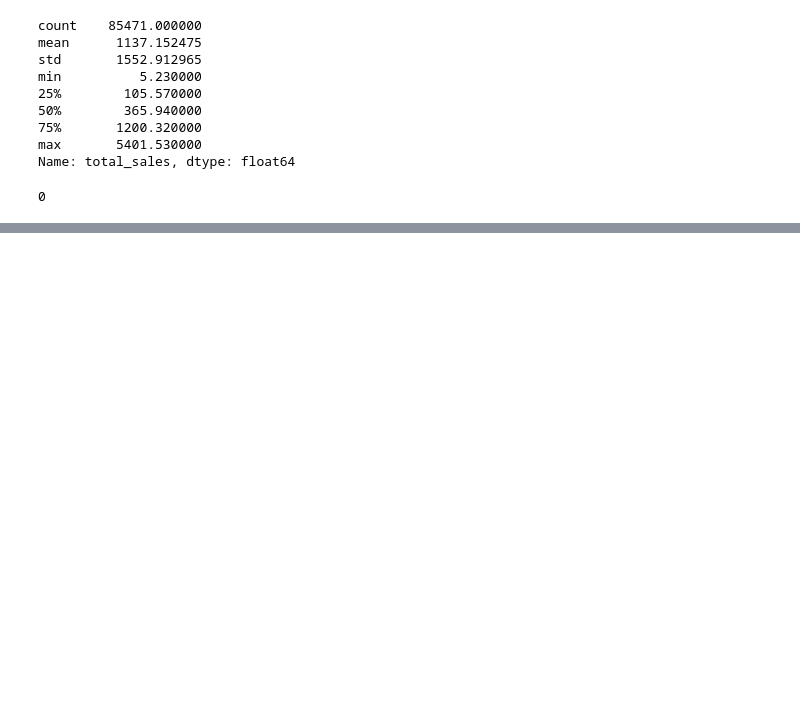
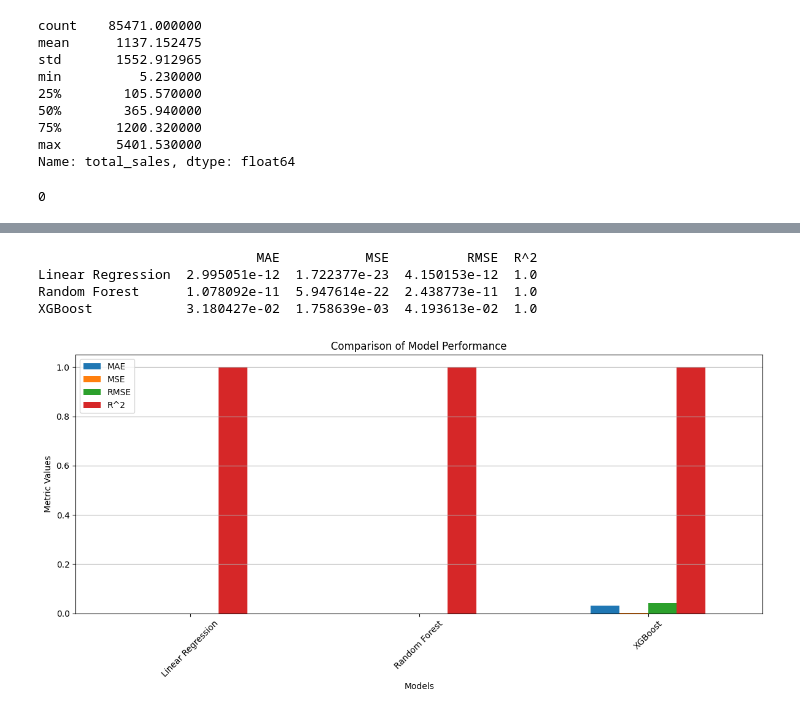
Before and after one commit to ShobhanaVerma07/DM_project, a Jupyter notebook: data_modelling.ipynb, the cells around one changed output, grey strips where cells are left out. Drawn from its saved outputs; the diff is of its cells as text; code cells hidden in the pictures; blank space fills up the shorter version.

Commit message:
modelling

```diff
--- a/data_modelling.ipynb
+++ b/data_modelling.ipynb
@@ -160,0 +109,5 @@ DateParseError: day is out of range for month: 0, at position 0
+# %%
+# Standardize features (optional)
+scaler = StandardScaler()
+X_train_scaled = scaler.fit_transform(X_train)
+X_test_scaled = scaler.transform(X_test)
@@ -160,0 +121,47 @@ DateParseError: day is out of range for month: 0, at position 0
+# %%
+# Train models and calculate metrics
+results = {}
+# %%
+for model_name, model in models.items():
+    # Train model
+    model.fit(X_train_scaled, y_train)
+
+    # Predict on test data
+    y_pred = model.predict(X_test_scaled)
+
+    # Calculate metrics
+    mae = mean_absolute_error(y_test, y_pred)
+    mse = mean_squared_error(y_test, y_pred)
+    rmse = np.sqrt(mse)
+    r2 = r2_score(y_test, y_pred)
+
+    # Store results
+    results[model_name] = {
+        "MAE": mae,
+        "MSE": mse,
+        "RMSE": rmse,
+        "R^2": r2
+    }
+# %%
+# Print results
+results_df = pd.DataFrame(results).T
+print(results_df)
+# %% [output]
+                            MAE           MSE          RMSE  R^2
+Linear Regression  2.995051e-12  1.722377e-23  4.150153e-12  1.0
+Random Forest      1.078092e-11  5.947614e-22  2.438773e-11  1.0
+XGBoost            3.180427e-02  1.758639e-03  4.193613e-02  1.0
+# %%
+# Visualization of metrics comparison
+import matplotlib.pyplot as plt
+
+results_df.plot(kind="bar", figsize=(12, 6))
+plt.title("Comparison of Model Performance")
+plt.ylabel("Metric Values")
+plt.xlabel("Models")
+plt.grid(axis="y")
+plt.xticks(rotation=45)
+plt.tight_layout()
+plt.show()
+# %% [output]
+[figure, added]
```
Also changed, not shown: parts of 18 cells of this notebook.
